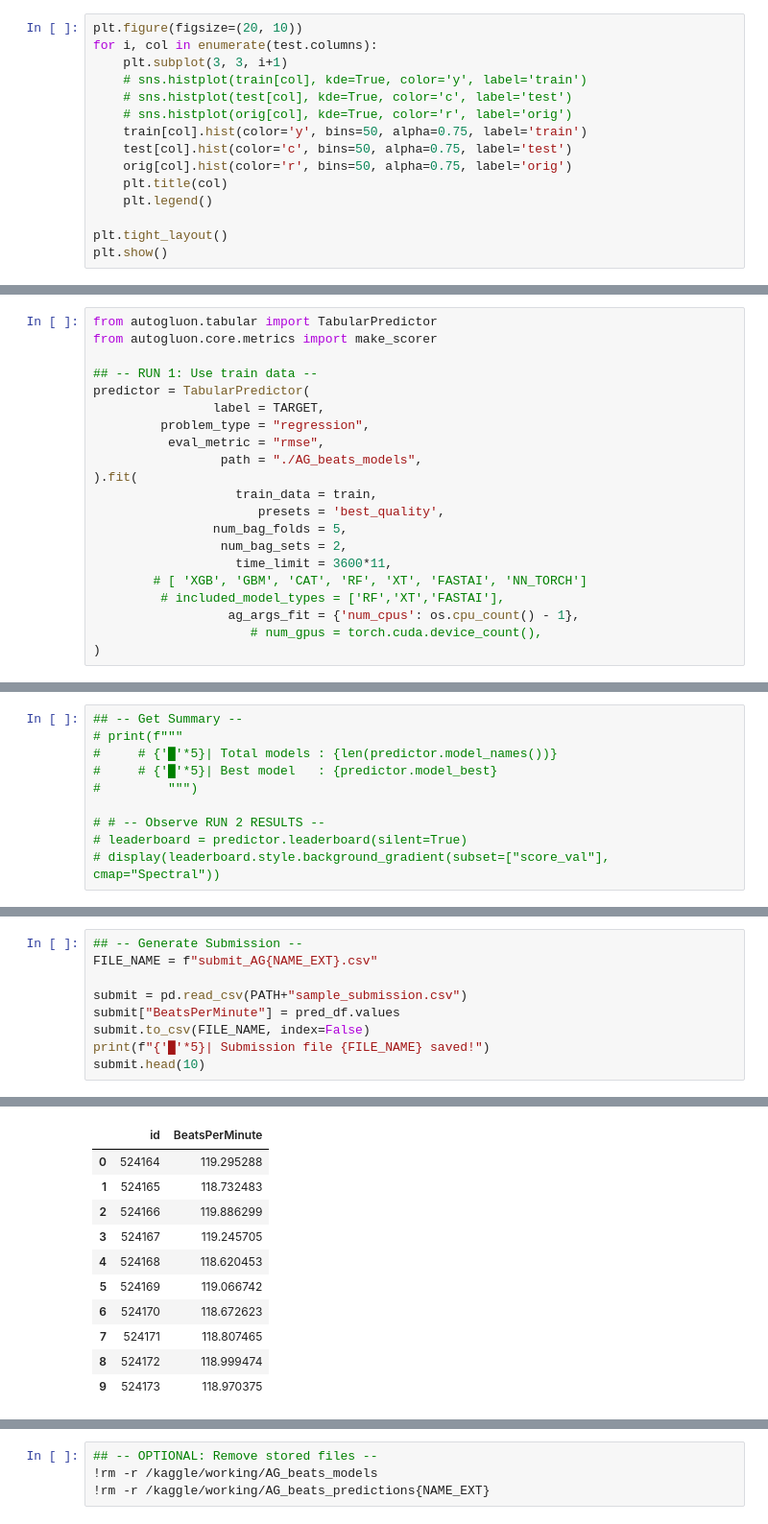
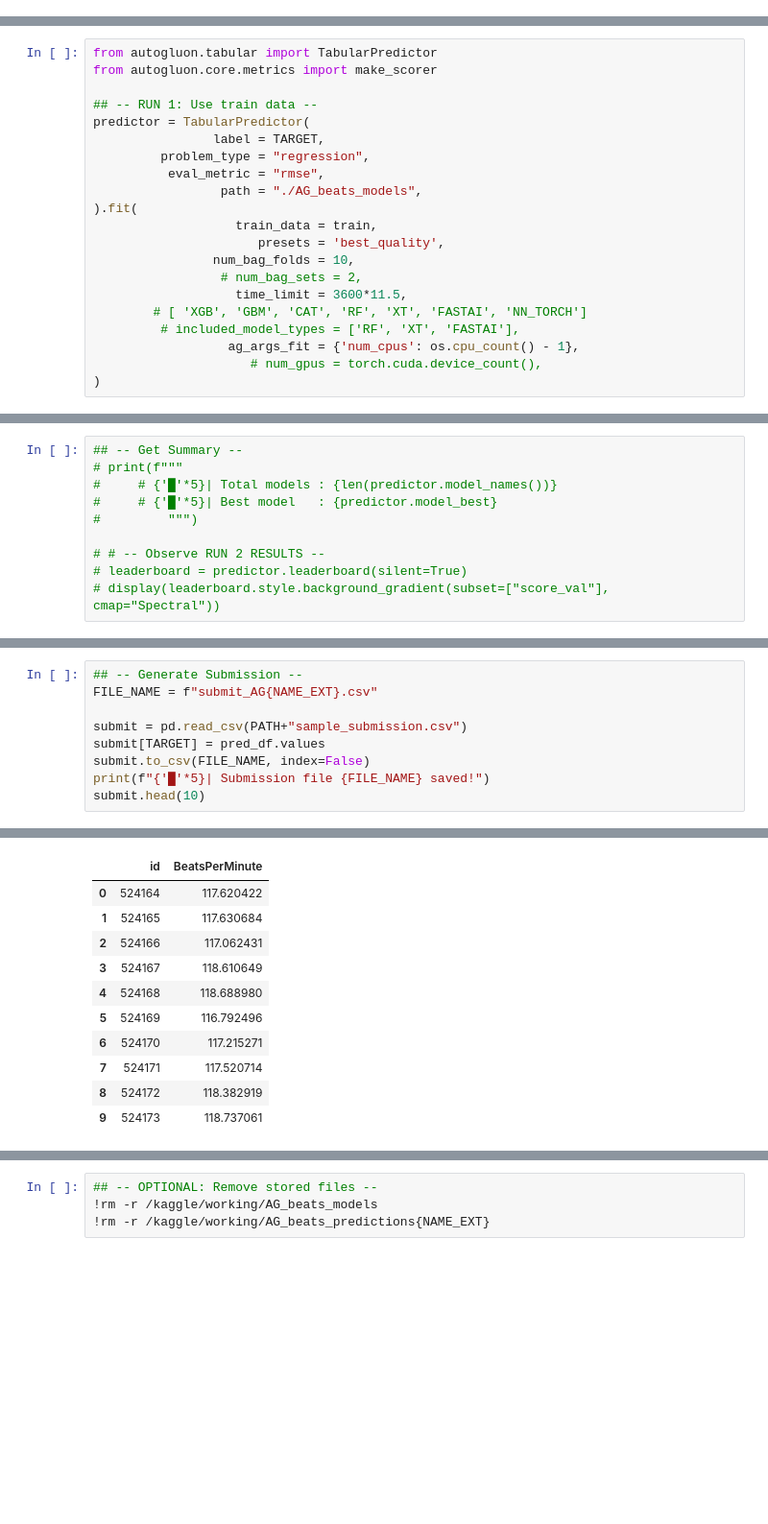
Before and after one commit to coded-sly/Kaggle-s5e9-Predicting-the-Beats-per-Minute-of-Songs, a Jupyter notebook: 0v-beats-autogluon.ipynb, the cells around one changed output, grey strips where cells are left out. Shown at 96% size. Cells and saved outputs as stored; diff of their text form; blank space fills up the shorter version.

Commit message:
Kaggle Notebook | 0v-beats-autogluon | V54-FE136-CPU

```diff
--- a/0v-beats-autogluon.ipynb
+++ b/0v-beats-autogluon.ipynb
@@ -53,18 +53,3 @@ FEATURES   = test.columns.tolist()
 LEN_TRAIN  = len(train)
 LEN_TEST   = len(test)
 LEN_ORIG   = len(orig)
-# %%
-plt.figure(figsize=(20, 10))
-for i, col in enumerate(test.columns):
-    plt.subplot(3, 3, i+1)
-    # sns.histplot(train[col], kde=True, color='y', label='train')
-    # sns.histplot(test[col], kde=True, color='c', label='test')
-    # sns.histplot(orig[col], kde=True, color='r', label='orig')
-    train[col].hist(color='y', bins=50, alpha=0.75, label='train')
-    test[col].hist(color='c', bins=50, alpha=0.75, label='test')
-    orig[col].hist(color='r', bins=50, alpha=0.75, label='orig')
-    plt.title(col)
-    plt.legend()
-
-plt.tight_layout()
-plt.show()
@@ -373,11 +485,11 @@ predictor = TabularPredictor(
 ).fit(
                    train_data = train,
                       presets = 'best_quality',
-                num_bag_folds = 5,
-                 num_bag_sets = 2,
-                   time_limit = 3600*11,
+                num_bag_folds = 10,
+                 # num_bag_sets = 2,
+                   time_limit = 3600*11.5,
         # [ 'XGB', 'GBM', 'CAT', 'RF', 'XT', 'FASTAI', 'NN_TORCH']
-         # included_model_types = ['RF','XT','FASTAI'],
+         # included_model_types = ['RF', 'XT', 'FASTAI'],
                   ag_args_fit = {'num_cpus': os.cpu_count() - 1},
                      # num_gpus = torch.cuda.device_count(),
 )
@@ -468,7 +574,7 @@ Name: BeatsPerMinute, dtype: float32
 FILE_NAME = f"submit_AG{NAME_EXT}.csv"
 
 submit = pd.read_csv(PATH+"sample_submission.csv")
-submit["BeatsPerMinute"] = pred_df.values
+submit[TARGET] = pred_df.values
 submit.to_csv(FILE_NAME, index=False)
 print(f"{'█'*5}| Submission file {FILE_NAME} saved!")
 submit.head(10)
@@ -477,14 +583,14 @@ submit.head(10)
 |  | id | BeatsPerMinute |
-| 0 | 524164 | 119.295288 |
-| 1 | 524165 | 118.732483 |
-| 2 | 524166 | 119.886299 |
-| 3 | 524167 | 119.245705 |
-| 4 | 524168 | 118.620453 |
-| 5 | 524169 | 119.066742 |
-| 6 | 524170 | 118.672623 |
-| 7 | 524171 | 118.807465 |
-| 8 | 524172 | 118.999474 |
-| 9 | 524173 | 118.970375 |
+| 0 | 524164 | 117.620422 |
+| 1 | 524165 | 117.630684 |
+| 2 | 524166 | 117.062431 |
+| 3 | 524167 | 118.610649 |
+| 4 | 524168 | 118.688980 |
+| 5 | 524169 | 116.792496 |
+| 6 | 524170 | 117.215271 |
+| 7 | 524171 | 117.520714 |
+| 8 | 524172 | 118.382919 |
+| 9 | 524173 | 118.737061 |
 # %%
 ## -- Generate prediction probabilities for all models --
 ag_multi_test_proba = predictor.predict_multi(test)
```
Also changed, not shown: parts of 18 cells of this notebook.
